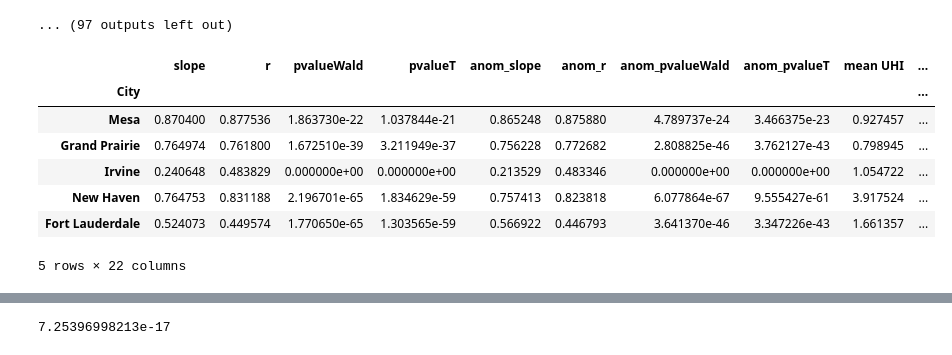
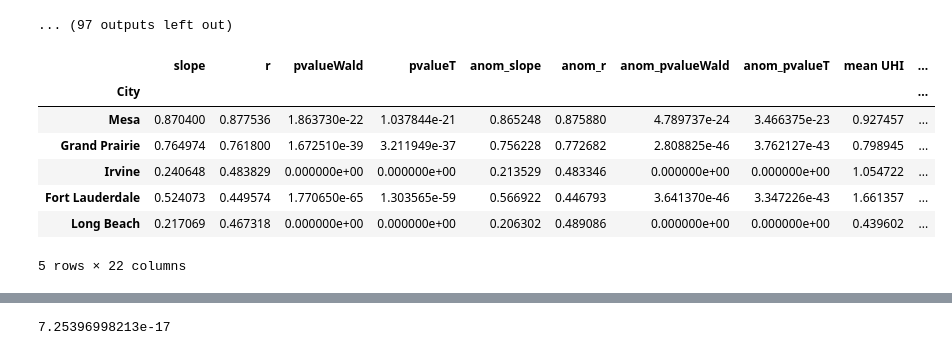
Before and after one commit to gottscott/heat, a Jupyter notebook: PaperFigures.ipynb, the cells around one changed output, grey strips where cells are left out. Cells and saved outputs as stored; diff of their text form; code cells hidden in the pictures.

```diff
--- a/PaperFigures.ipynb
+++ b/PaperFigures.ipynb
@@ -644,14 +658,14 @@ by implicitly taking the mean.  Use .resample(...).mean() instead
   daily_index = element_df.resample('D').index.copy()
 ... (97 outputs left out)
 # %%
-results_df = pd.read_csv(results_filepath + results_filename).set_index('City')
+results_df = pd.read_csv(results_filepath + results_filename).set_index('City').loc[paired_df.index]
 results_df.head()
 # %% [output]
 |  | slope | r | pvalueWald | pvalueT | anom_slope | anom_r | anom_pvalueWald | anom_pvalueT | mean UHI | ... |
 | City |  |  |  |  |  |  |  |  |  | ... |
 | Mesa | 0.870400 | 0.877536 | 1.863730e-22 | 1.037844e-21 | 0.865248 | 0.875880 | 4.789737e-24 | 3.466375e-23 | 0.927457 | ... |
 | Grand Prairie | 0.764974 | 0.761800 | 1.672510e-39 | 3.211949e-37 | 0.756228 | 0.772682 | 2.808825e-46 | 3.762127e-43 | 0.798945 | ... |
 | Irvine | 0.240648 | 0.483829 | 0.000000e+00 | 0.000000e+00 | 0.213529 | 0.483346 | 0.000000e+00 | 0.000000e+00 | 1.054722 | ... |
-| New Haven | 0.764753 | 0.831188 | 2.196701e-65 | 1.834629e-59 | 0.757413 | 0.823818 | 6.077864e-67 | 9.555427e-61 | 3.917524 | ... |
 | Fort Lauderdale | 0.524073 | 0.449574 | 1.770650e-65 | 1.303565e-59 | 0.566922 | 0.446793 | 3.641370e-46 | 3.347226e-43 | 1.661357 | ... |
+| Long Beach | 0.217069 | 0.467318 | 0.000000e+00 | 0.000000e+00 | 0.206302 | 0.489086 | 0.000000e+00 | 0.000000e+00 | 0.439602 | ... |
 5 rows × 22 columns
```
Also changed, not shown: parts of 19 cells of this notebook, 2 other files.
